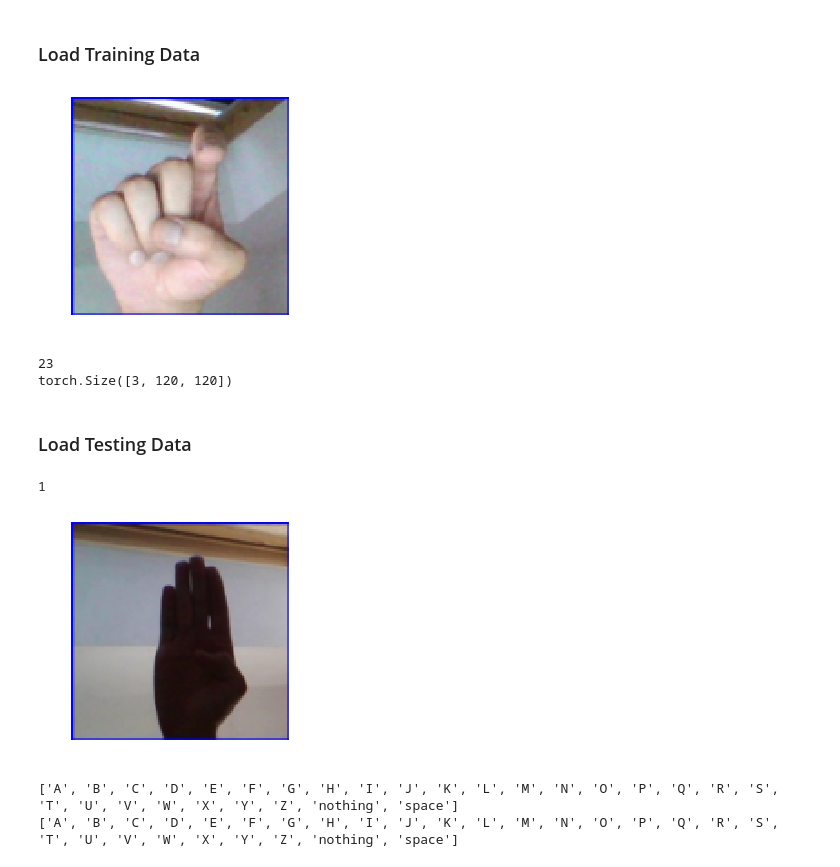
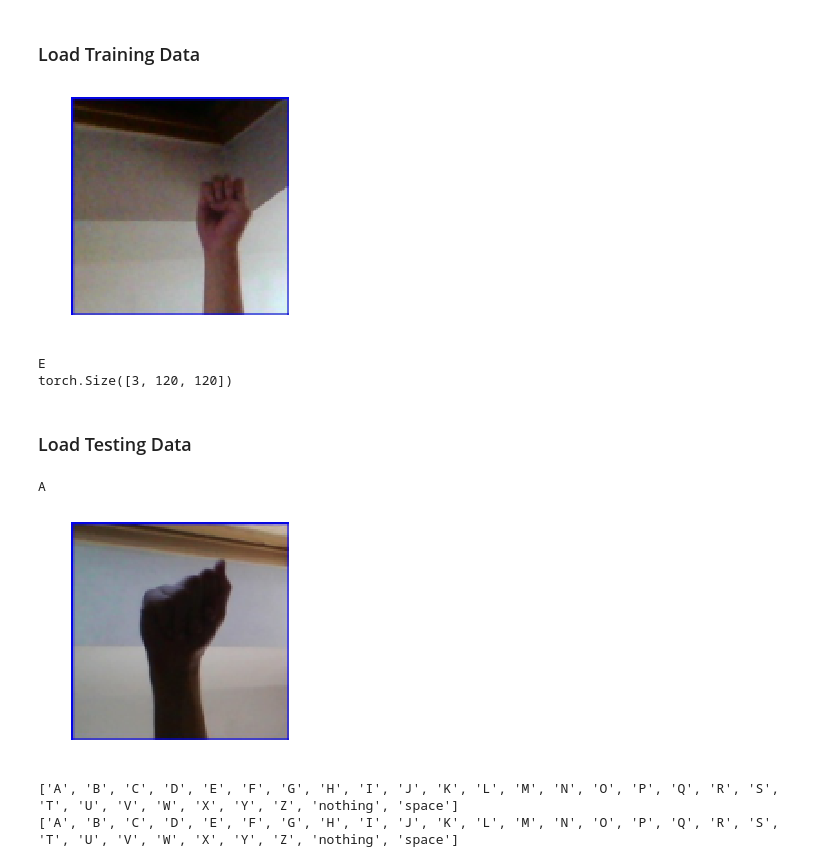
Before and after one commit to xieruishen/MachineLearningNotebooks, a Jupyter notebook: MLP_Experiment_1.ipynb, the cells around one changed output. Saved outputs shown, nothing was run; the diff lists cells and outputs as text; code cells hidden in the pictures.

```diff
--- a/MLP_Experiment_1.ipynb
+++ b/MLP_Experiment_1.ipynb
@@ -99,28 +106,30 @@ def show_image(img_tensor):
 # %% [markdown]
 ### Load Training Data
 # %%
+#Load in the training set using Image folder to do the cropping, and tensor translation, check it by printing out an image
 train_set = ImageFolder(root='asl-alphabet/asl_alphabet_train/asl_alphabet_train/', transform=transforms.Compose([transforms.CenterCrop((200,200)),
                                                     transforms.Resize((120,120)),
                                                     transforms.ToTensor()]))
-im, target = train_set[70110]
+im, target = train_set[9000]
 show_image(im)
-print(target)
+print(class_upgrade[target])
 print(im.shape)
 # %% [output]
-[figure, old version]
+[figure, new version]
-23
+E
 torch.Size([3, 120, 120])
 # %% [markdown]
 ### Load Testing Data
 # %%
+#Same as with training set, use ImageFolder to do preprocessing and load in test set
 test_set = ImageFolder(root='asl-alphabet/asl_alphabet_test/asl_alphabet_test/', transform=transforms.Compose([transforms.CenterCrop((200,200)),
                                                     transforms.Resize((120,120)),
                                                     transforms.ToTensor()]))
 
 im_test, target_test = test_set[1]
-print(target_test)
+print(class_upgrade[target_test])
 show_image(im_test)
 # %% [output]
-1
+A
-[figure, old version]
+[figure, new version]
 # %%
```
Also changed, not shown: parts of 26 cells of this notebook.
